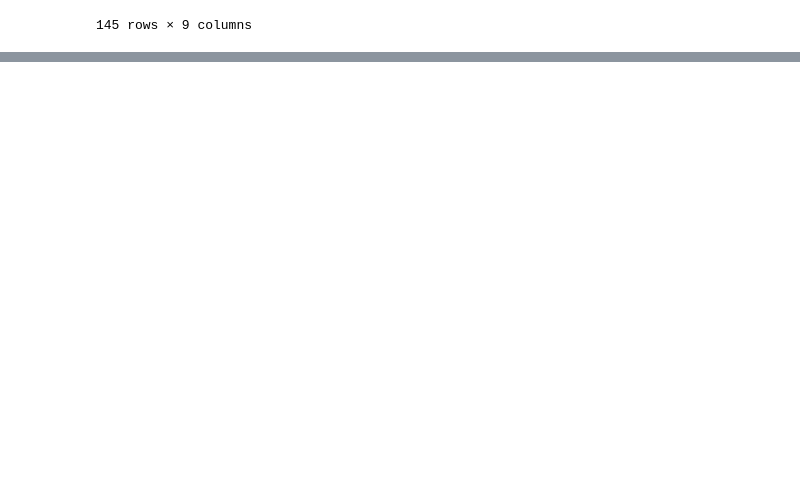
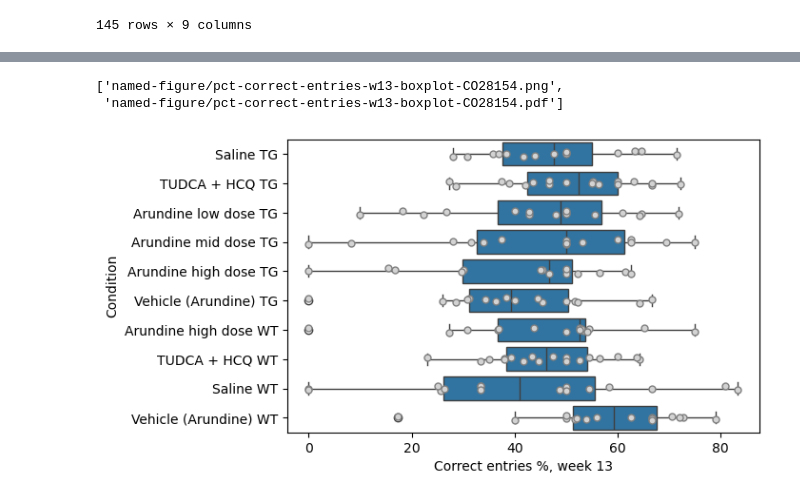
Before and after one commit to attilagk/CTNS-notebook, a Jupyter notebook: 2024-02-29-Y-maze/2024-02-29-Y-maze.ipynb, the cells around one changed output, grey strips where cells are left out. Cells and saved outputs as stored; diff of their text form; code cells hidden in the pictures; blank space fills up the shorter version.

```diff
--- a/2024-02-29-Y-maze/2024-02-29-Y-maze.ipynb
+++ b/2024-02-29-Y-maze/2024-02-29-Y-maze.ipynb
@@ -99,3 +139,10 @@ attila_utils.savefig(fig, 'pct-correct-entries-w13-boxplot-CO28152')
+# %%
+fig, ax = my_boxplot(data_CO28154, 'Correct entries %, week 13')
+attila_utils.savefig(fig, 'pct-correct-entries-w13-boxplot-CO28154')
+# %% [output]
+['named-figure/pct-correct-entries-w13-boxplot-CO28154.png',
+ 'named-figure/pct-correct-entries-w13-boxplot-CO28154.pdf']
+[figure, added]
 # %%
 %connect_info
 # %% [output]
```
Also changed, not shown: parts of 10 cells of this notebook.
